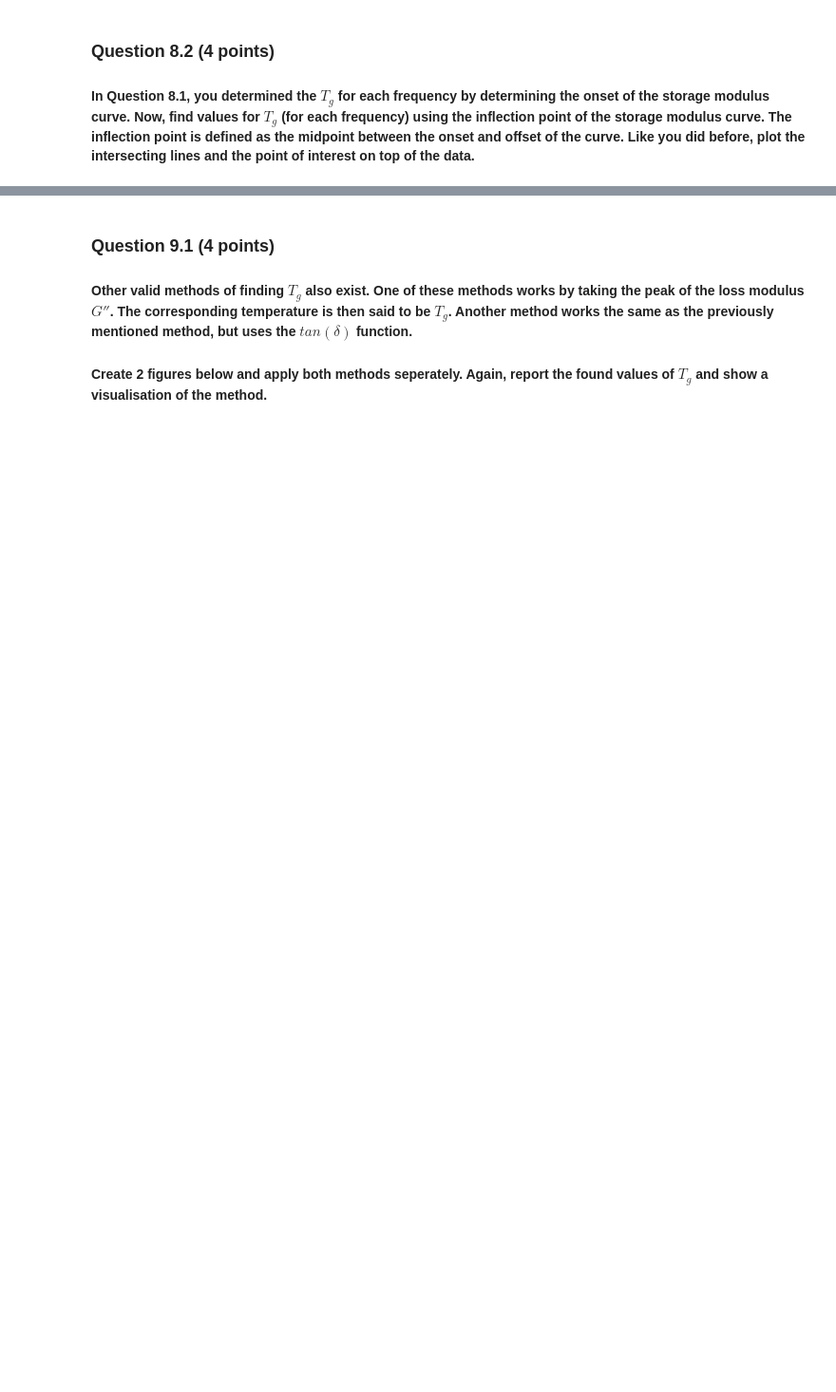
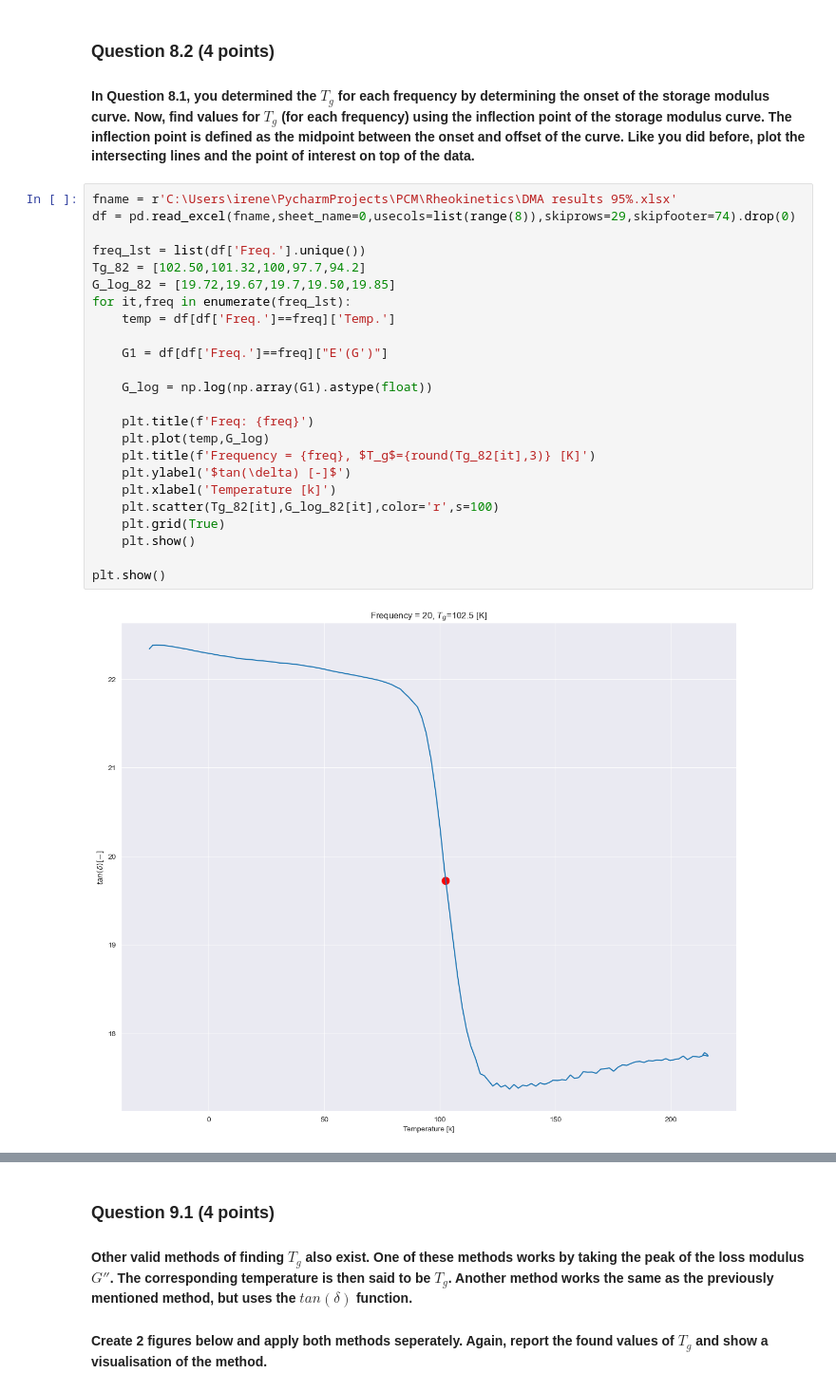
Before and after one commit to ocarpentier/PCM, a Jupyter notebook: Rheokinetics/Notebook Rheokinetics.ipynb, the cells around one changed output, grey strips where cells are left out. Shown at 95% size. Cells and saved outputs as stored; diff of their text form; blank space fills up the shorter version.

```diff
--- a/Rheokinetics/Notebook Rheokinetics.ipynb
+++ b/Rheokinetics/Notebook Rheokinetics.ipynb
@@ -133,3 +233,29 @@ In lower frequency, storage modulus dropped slightly faster than the higher freq
 ### Question 8.2 (4 points)
 
 #### In Question 8.1, you determined the $T_g$ for each frequency by determining the onset of the storage modulus curve. Now, find values for $T_g$ (for each frequency) using the inflection point of the storage modulus curve. The inflection point is defined as the midpoint between the onset and offset of the curve. Like you did before, plot the intersecting lines and the point of interest on top of the data.
+# %%
+fname = r'C:\Users\irene\PycharmProjects\PCM\Rheokinetics\DMA results 95%.xlsx'
+df = pd.read_excel(fname,sheet_name=0,usecols=list(range(8)),skiprows=29,skipfooter=74).drop(0)
+
+freq_lst = list(df['Freq.'].unique())
+Tg_82 = [102.50,101.32,100,97.7,94.2]
+G_log_82 = [19.72,19.67,19.7,19.50,19.85]
+for it,freq in enumerate(freq_lst):
+    temp = df[df['Freq.']==freq]['Temp.']
+
+    G1 = df[df['Freq.']==freq]["E'(G')"]
+
+    G_log = np.log(np.array(G1).astype(float))
+
+    plt.title(f'Freq: {freq}')
+    plt.plot(temp,G_log)
+    plt.title(f'Frequency = {freq}, $T_g$={round(Tg_82[it],3)} [K]')
+    plt.ylabel('$tan(\delta) [-]$')
+    plt.xlabel('Temperature [k]')
+    plt.scatter(Tg_82[it],G_log_82[it],color='r',s=100)
+    plt.grid(True)
+    plt.show()
+
+plt.show()
+# %% [output]
+[figure, added]
```
Also changed, not shown: parts of 6 cells of this notebook, 1 other file.
